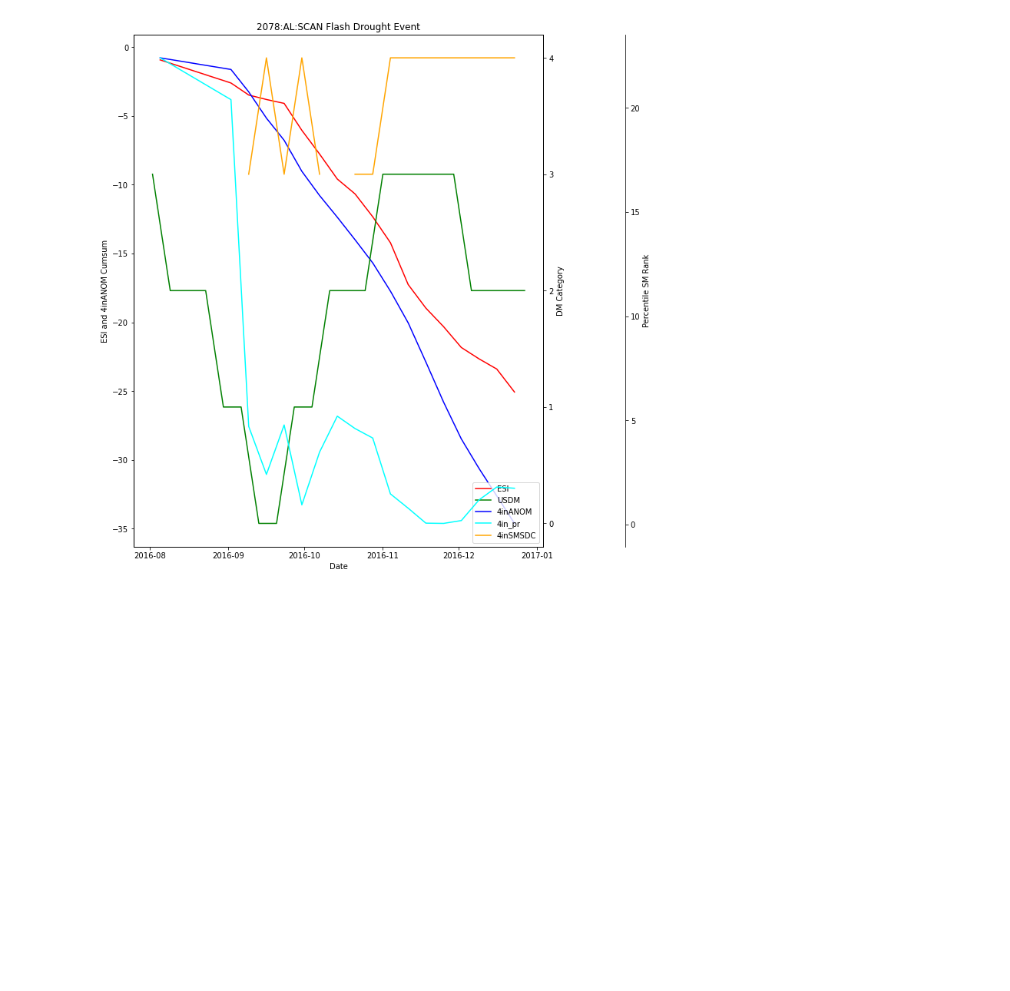
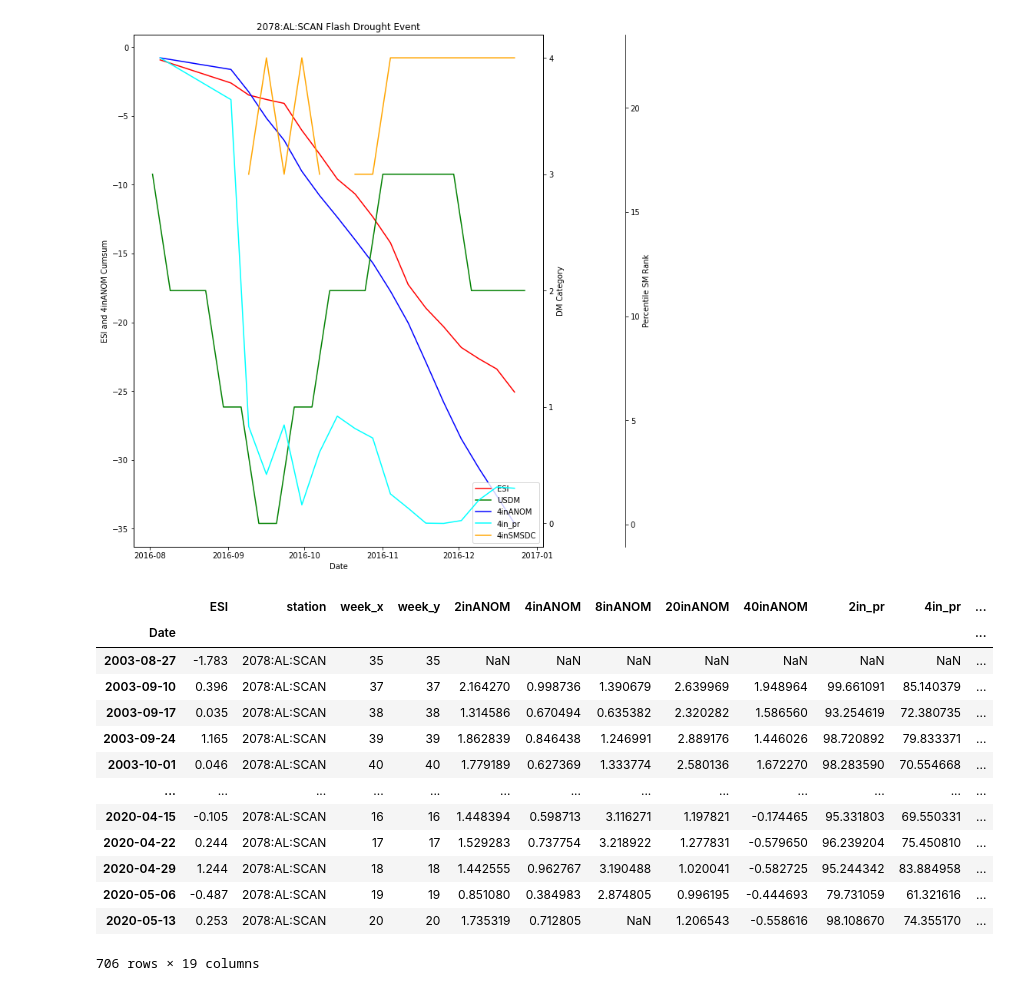
Before and after one commit to Corey4005/SCANAnalysis, a Jupyter notebook: notebooks/drought_analysis.ipynb, the cells around one changed output. Saved outputs shown, nothing was run; the diff lists cells and outputs as text; code cells hidden in the pictures; blank space fills up the shorter version.

```diff
--- a/notebooks/drought_analysis.ipynb
+++ b/notebooks/drought_analysis.ipynb
@@ -404,3 +404,20 @@ ax.set_title('2078:AL:SCAN Flash Drought Event')
 # %% [output]
 Text(0.5, 1.0, '2078:AL:SCAN Flash Drought Event')
 [figure]
+# %%
+ESI_test
+# %% [output]
+|  | ESI | station | week_x | week_y | 2inANOM | 4inANOM | 8inANOM | 20inANOM | 40inANOM | 2in_pr | 4in_pr | ... |
+| Date |  |  |  |  |  |  |  |  |  |  |  | ... |
+| 2003-08-27 | -1.783 | 2078:AL:SCAN | 35 | 35 | NaN | NaN | NaN | NaN | NaN | NaN | NaN | ... |
+| 2003-09-10 | 0.396 | 2078:AL:SCAN | 37 | 37 | 2.164270 | 0.998736 | 1.390679 | 2.639969 | 1.948964 | 99.661091 | 85.140379 | ... |
+| 2003-09-17 | 0.035 | 2078:AL:SCAN | 38 | 38 | 1.314586 | 0.670494 | 0.635382 | 2.320282 | 1.586560 | 93.254619 | 72.380735 | ... |
+| 2003-09-24 | 1.165 | 2078:AL:SCAN | 39 | 39 | 1.862839 | 0.846438 | 1.246991 | 2.889176 | 1.446026 | 98.720892 | 79.833371 | ... |
+| 2003-10-01 | 0.046 | 2078:AL:SCAN | 40 | 40 | 1.779189 | 0.627369 | 1.333774 | 2.580136 | 1.672270 | 98.283590 | 70.554668 | ... |
+| ... | ... | ... | ... | ... | ... | ... | ... | ... | ... | ... | ... | ... |
+| 2020-04-15 | -0.105 | 2078:AL:SCAN | 16 | 16 | 1.448394 | 0.598713 | 3.116271 | 1.197821 | -0.174465 | 95.331803 | 69.550331 | ... |
+| 2020-04-22 | 0.244 | 2078:AL:SCAN | 17 | 17 | 1.529283 | 0.737754 | 3.218922 | 1.277831 | -0.579650 | 96.239204 | 75.450810 | ... |
+| 2020-04-29 | 1.244 | 2078:AL:SCAN | 18 | 18 | 1.442555 | 0.962767 | 3.190488 | 1.020041 | -0.582725 | 95.244342 | 83.884958 | ... |
+| 2020-05-06 | -0.487 | 2078:AL:SCAN | 19 | 19 | 0.851080 | 0.384983 | 2.874805 | 0.996195 | -0.444693 | 79.731059 | 61.321616 | ... |
+| 2020-05-13 | 0.253 | 2078:AL:SCAN | 20 | 20 | 1.735319 | 0.712805 | NaN | 1.206543 | -0.558616 | 98.108670 | 74.355170 | ... |
+706 rows × 19 columns
```
Also changed, not shown: parts of 8 cells of this notebook.
